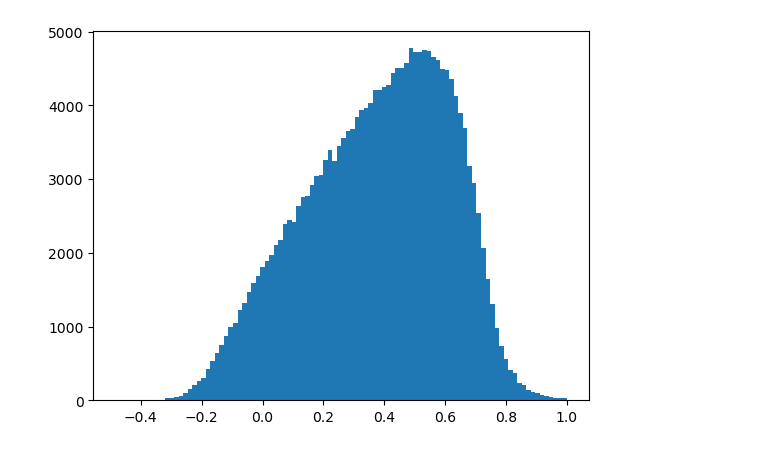
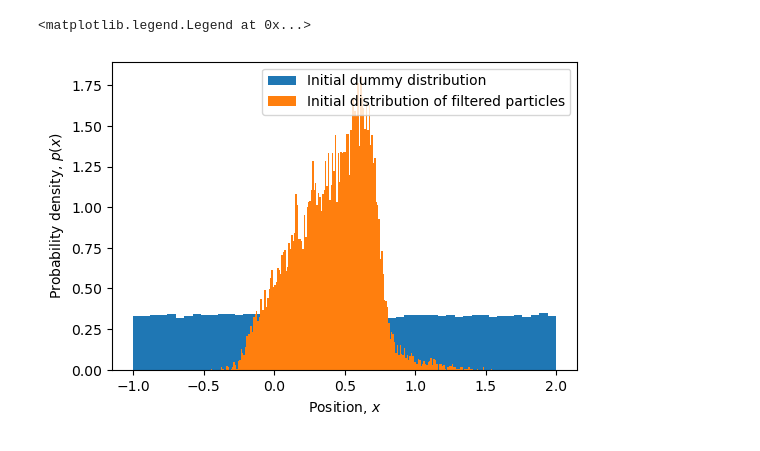
Before and after one commit to nordam/backward-kolmogorov, a Jupyter notebook: Backward.ipynb, the cells around one changed output. Cells and saved outputs as stored; diff of their text form; code cells hidden in the pictures.

```diff
--- a/Backward.ipynb
+++ b/Backward.ipynb
@@ -84,24 +128,34 @@ _ = plt.hist(Z_, bins=1000)
 # %%
-Np = 1000000
+# Numerical parameters
+# Note, we need more particles than above to get a smooth histogram,
+# as we will discard most of the particles
+Np = 100000
 dt = 0.01
-Tmax = 5.
-z0 = 0.5
 
 # Derived variables
 Nt = int(Tmax / dt)
 
-# Model forwards
-Z0 = np.random.uniform(low=-1, high=1, size=Np)
-Z = np.copy(Z0)
-t = Tmax
+# Initial dummy distribution, uniform, and wide enough to cover all positions
+# that have a non-negligible probability of reaching the interval defining
+# the observed "final" distribution
+X0_forward = np.random.uniform(low=-1, high=2, size=Np)
+
+X_forward = X0_forward.copy()
+t = 0
 for n in range(Nt):
-    Z = EM(Z, t, dt, a, b)
+    X_forward = EM(X_forward, t, dt, a, b)
     t += dt
 # %%
-# Find distribution of particles that ended up within a small distance of z0
-mask = np.abs(Z - z0) < 0.2
+# Find distribution of particles that ended up within the specified interval
+mask = np.abs(X_forward - X0_ref) < dX_ref
 
-
-_ = plt.hist(Z0[mask], bins=100)
+# and plot histogram for illustration
+fig = plt.figure(figsize=(6,4))
+plt.hist(X0_forward, bins=50, label='Initial dummy distribution', density=True)
+plt.hist(X0_forward[mask], bins=200, label='Initial distribution of filtered particles', density=True)
+plt.xlabel('Position, $x$')
+plt.ylabel('Probability density, $p(x)$')
+plt.legend()
 # %% [output]
+<matplotlib.legend.Legend at 0x...>
-[figure, old version]
+[figure, new version]
```
Also changed, not shown: parts of 15 cells of this notebook.
